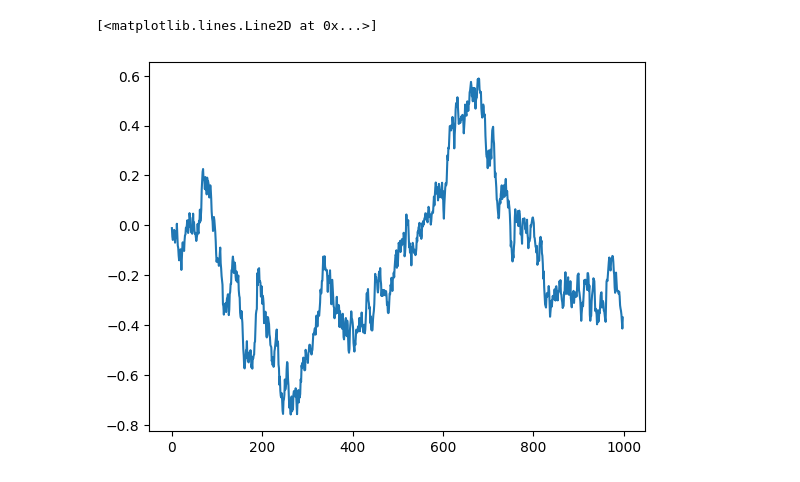
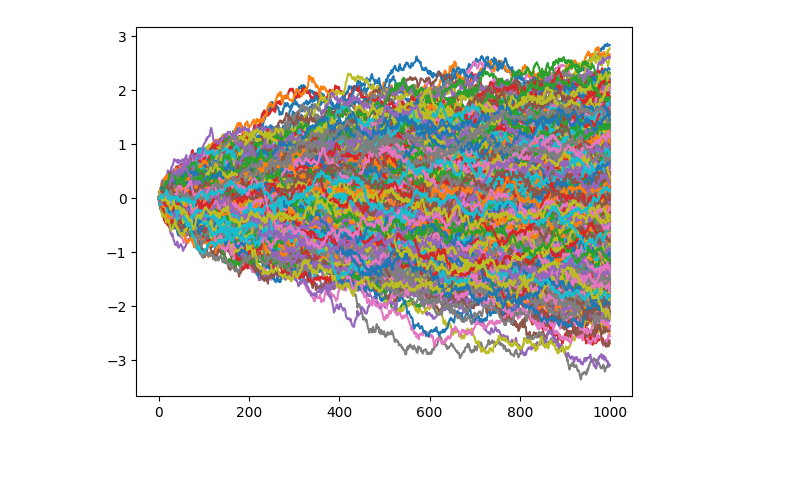
Before and after one commit to gaelosvaldor-star/Simulaci-n-2-, a Jupyter notebook: Movimiento_Browniano_Discretizado.ipynb, the cells around one changed output. Drawn from its saved outputs; the diff is of its cells as text; code cells hidden in the pictures.

```diff
--- a/Movimiento_Browniano_Discretizado.ipynb
+++ b/Movimiento_Browniano_Discretizado.ipynb
@@ -6,12 +6,22 @@ import numpy as np
 import matplotlib.pyplot as plt
 # %%
 def brown(T, N):
-    lista = []
+    lista = [0.0]
     dt = T / N
-    w_0 = 0
+    w_0 = 0.0
     for i in range(1, N):
         dw = r.gauss(0, 1)
         w_1 = w_0 + np.sqrt(dt) * dw
         lista.append(w_1)
         w_0 = w_1
     return lista
+# %%
+def trayectoria(n):
+  for i in range(n):
+    M = brown(1, 1000)
+    plt.plot(M)
+  plt.show()
+# %%
+trayectoria(1000)
+# %% [output]
+[figure, added]
@@ -20,5 +42,0 @@ M = brown(1,1000)
-# %%
-plt.plot(M)
-# %% [output]
-[<matplotlib.lines.Line2D at 0x...>]
-[figure, removed]
```
Also changed, not shown: parts of 7 cells of this notebook.
